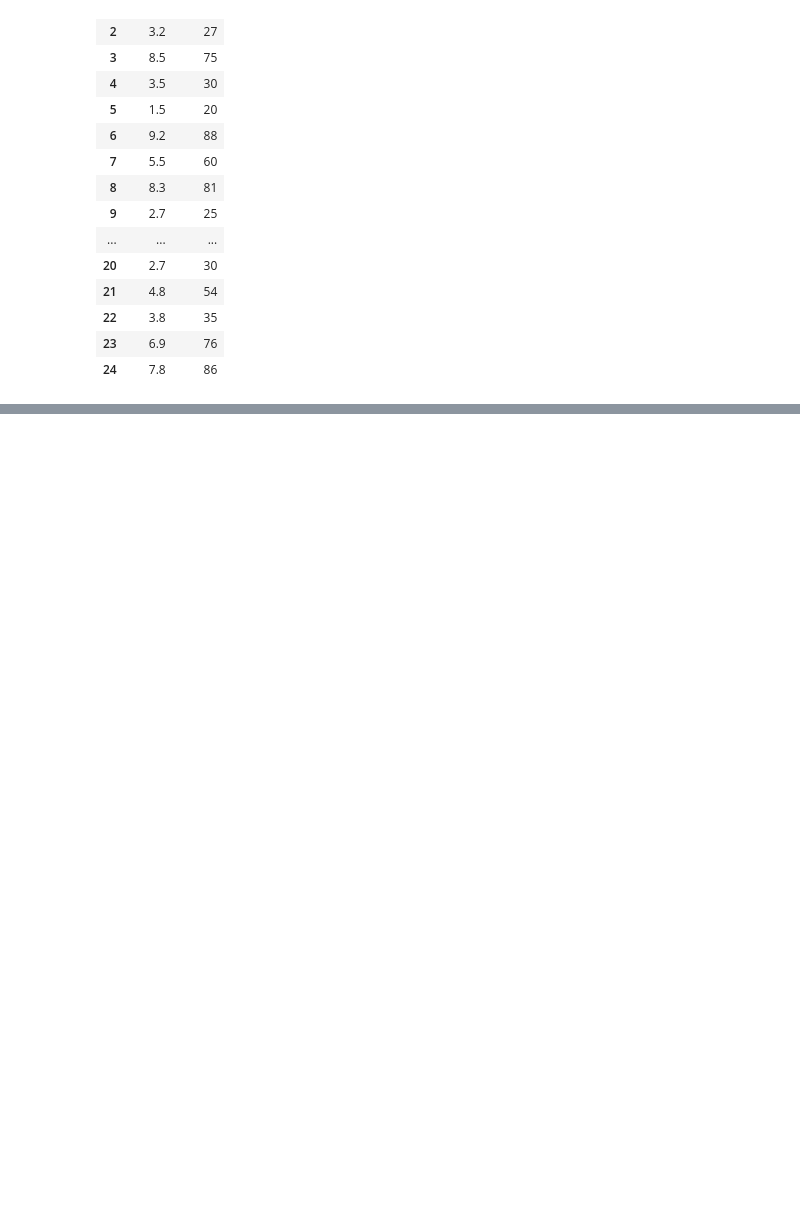
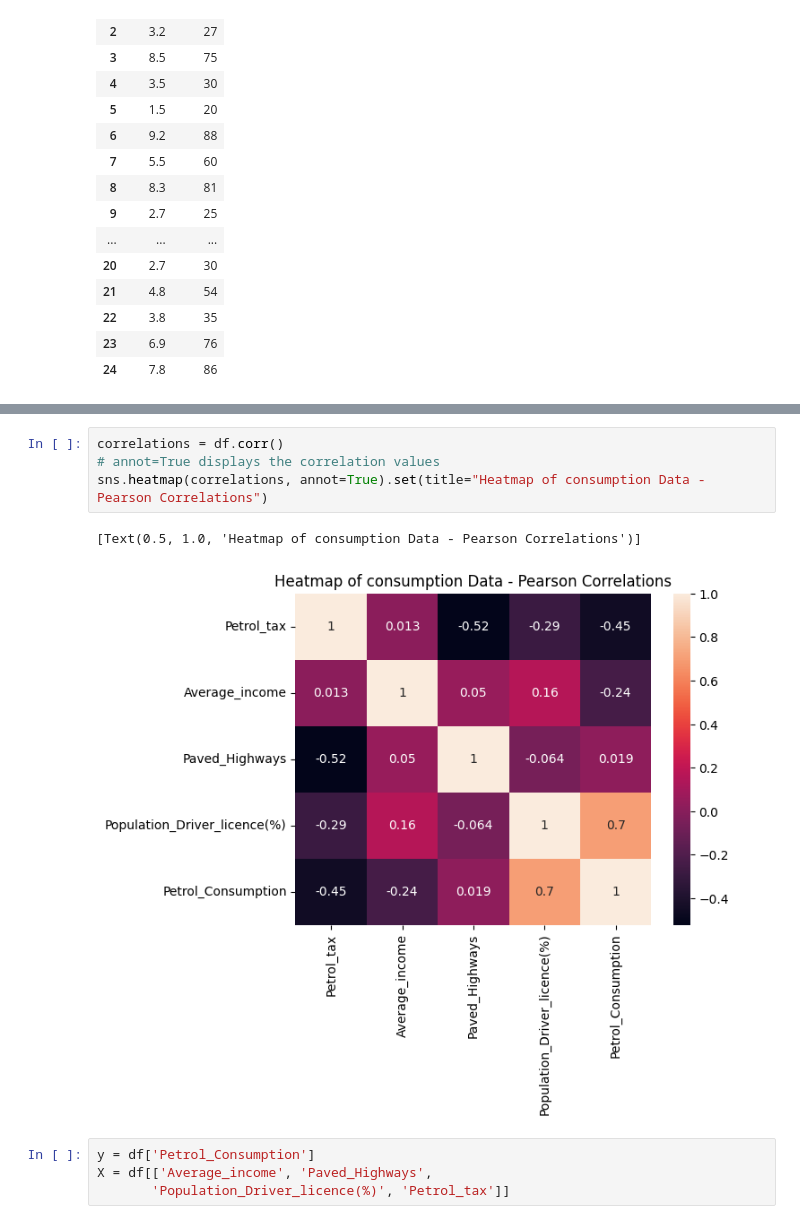
Before and after one commit to edwinmesa/dt_learn_data_science, a Jupyter notebook: edureka/ML-Practices/linear_regression_scikitLearn.ipynb, the cells around one changed output, grey strips where cells are left out. Saved outputs shown, nothing was run; the diff lists cells and outputs as text; blank space fills up the shorter version.

```diff
--- a/edureka/ML-Practices/linear_regression_scikitLearn.ipynb
+++ b/edureka/ML-Practices/linear_regression_scikitLearn.ipynb
@@ -119,0 +193,11 @@ df
+# %%
+correlations = df.corr()
+# annot=True displays the correlation values
+sns.heatmap(correlations, annot=True).set(title="Heatmap of consumption Data - Pearson Correlations")
+# %% [output]
+[Text(0.5, 1.0, 'Heatmap of consumption Data - Pearson Correlations')]
+[figure, added]
+# %%
+y = df['Petrol_Consumption']
+X = df[['Average_income', 'Paved_Highways',
+       'Population_Driver_licence(%)', 'Petrol_tax']]
```
Also changed, not shown: parts of 28 cells of this notebook, 6 other files.
